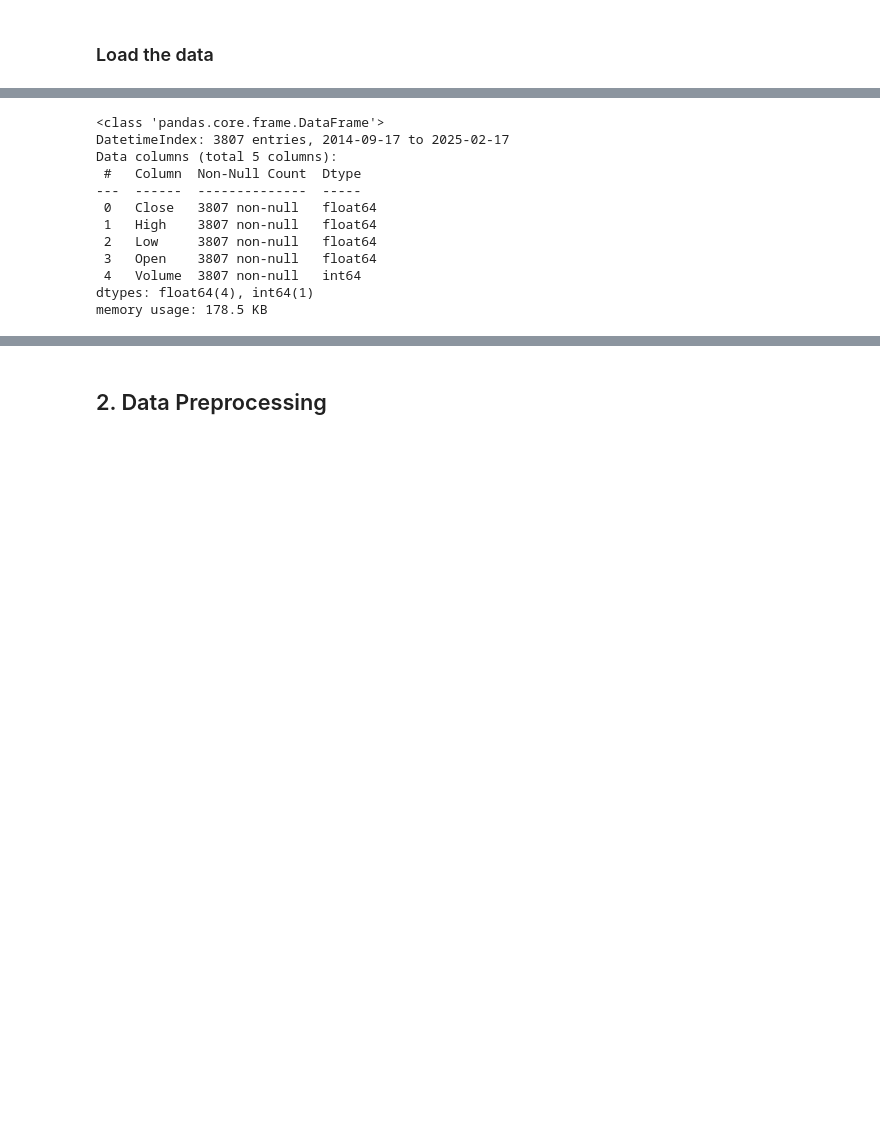
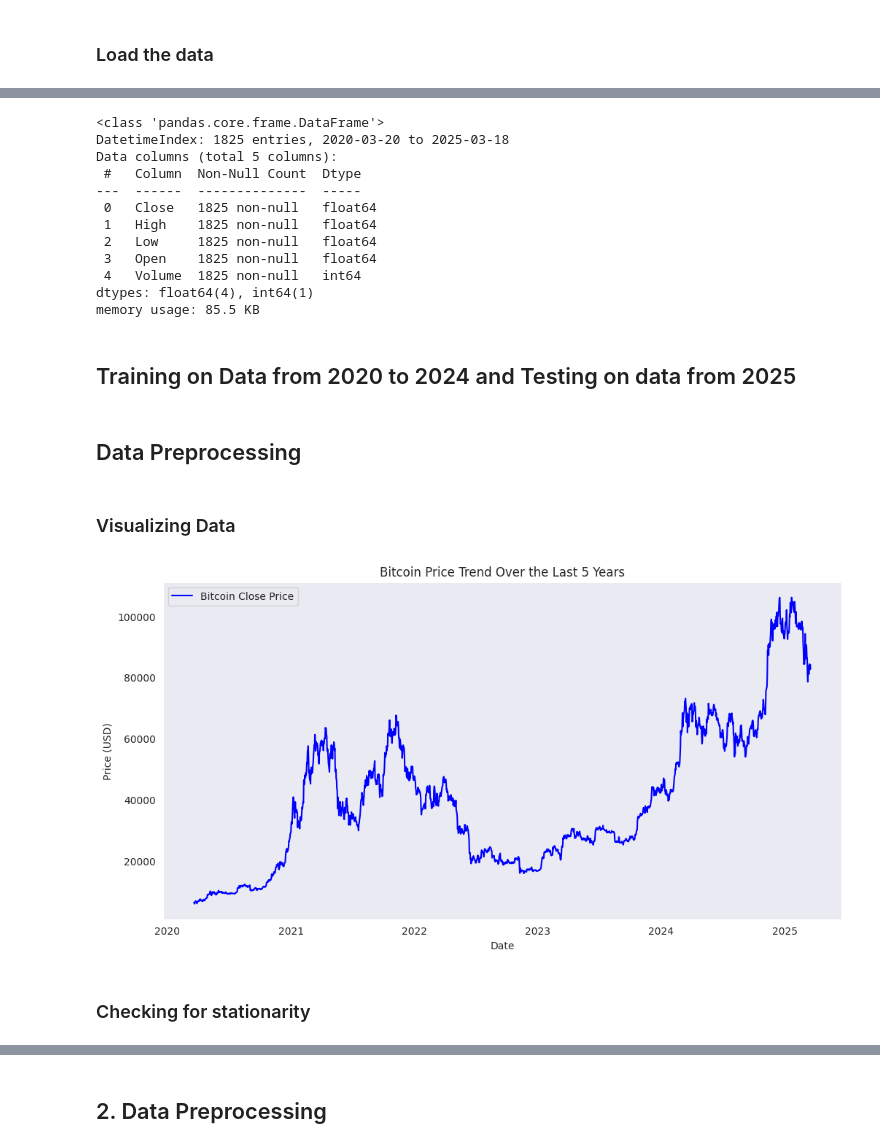
Before and after one commit to bonareri/Cryptocurrency-Price-Prediction-, a Jupyter notebook: arima_sarima_model.ipynb, the cells around one changed output, grey strips where cells are left out. Cells and saved outputs as stored; diff of their text form; code cells hidden in the pictures; blank space fills up the shorter version.

```diff
--- a/arima_sarima_model.ipynb
+++ b/arima_sarima_model.ipynb
@@ -115,18 +123,37 @@ Data saved to bitcoin_prices.csv
 # %%
 #load data
-df = pd.read_csv('bitcoin_prices.csv', parse_dates=['Date'], index_col='Date')
+df = pd.read_csv('/content/bitcoin_prices_last_5_years.csv', parse_dates=['Date'], index_col='Date')
 # %%
 df.info()
 # %% [output]
 <class 'pandas.core.frame.DataFrame'>
-DatetimeIndex: 3807 entries, 2014-09-17 to 2025-02-17
+DatetimeIndex: 1825 entries, 2020-03-20 to 2025-03-18
 Data columns (total 5 columns):
  #   Column  Non-Null Count  Dtype
 ---  ------  --------------  -----
- 0   Close   3807 non-null   float64
- 1   High    3807 non-null   float64
- 2   Low     3807 non-null   float64
- 3   Open    3807 non-null   float64
- 4   Volume  3807 non-null   int64
+ 0   Close   1825 non-null   float64
+ 1   High    1825 non-null   float64
+ 2   Low     1825 non-null   float64
+ 3   Open    1825 non-null   float64
+ 4   Volume  1825 non-null   int64
 dtypes: float64(4), int64(1)
-memory usage: 178.5 KB
+memory usage: 85.5 KB
+# %% [markdown]
+## Training on Data from 2020 to 2024 and Testing on data from 2025
+# %% [markdown]
+## Data Preprocessing
+# %% [markdown]
+### Visualizing Data
+# %%
+plt.figure(figsize=(12, 6))
+plt.plot(df.index, df["Close"], label="Bitcoin Close Price", color="blue")
+plt.xlabel("Date")
+plt.ylabel("Price (USD)")
+plt.title("Bitcoin Price Trend Over the Last 5 Years")
+plt.legend()
+plt.grid()
+plt.show()
+# %% [output]
+[figure, added]
+# %% [markdown]
+### Checking for stationarity
```
Also changed, not shown: parts of 12 cells of this notebook.
